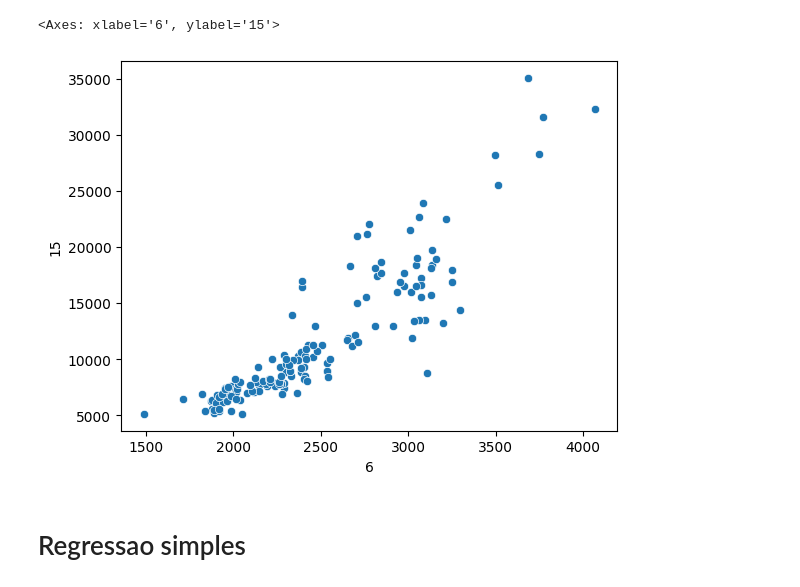
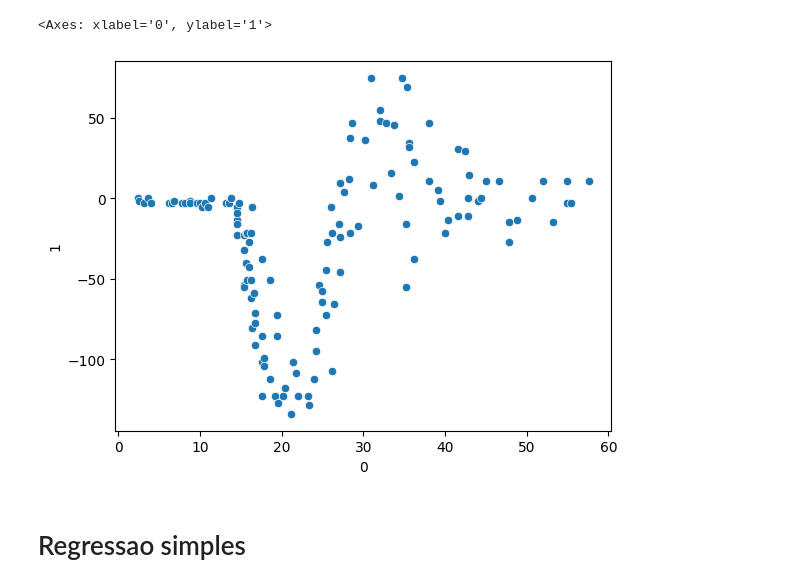
Before and after one commit to jeuslandim/ICA, a Jupyter notebook: regressores/All_regressores.ipynb, the cells around one changed output. Saved outputs shown, nothing was run; the diff lists cells and outputs as text; code cells hidden in the pictures.

```diff
--- a/regressores/All_regressores.ipynb
+++ b/regressores/All_regressores.ipynb
@@ -12,10 +12,16 @@ from sklearn.linear_model import LinearRegression
 # %%
 #carregar arquivo.csv
 
-#arquivo_path = 'seno_data.csv'
+arquivo_path = 'mcycle_data.csv'
+arquivo_result = 'result_mcycle.txt'
 
-arquivo_path = 'autoprice_data.csv' # Hipotese, a coluna 15 depende da coluna 6 e da coluna 7.
+#arquivo_path = 'linear_data.csv'
+#arquivo_result = 'result_linear.txt'
+
+#arquivo_path = 'autoprice_data.csv' # Hipotese, a coluna 15 depende da coluna 6 e da coluna 7.
                                     # O grafico de dispersao demonstrou uma tendencia linear positiva
+#arquivo_result = 'result_autoprice.txt'
+
 
 data = pd.read_csv(arquivo_path, header=None)
 
@@ -87,9 +67,9 @@ sns.heatmap(data.corr('spearman'), annot = True, cmap= "RdYlGn")
 # %%
 #plotar o grafico de dispersao
-sns.scatterplot(data=data, x=data[0], y=data[-1], palette='Set2')
+sns.scatterplot(data=data, x=data[0], y=data[1])
 # %% [output]
-<Axes: xlabel='6', ylabel='15'>
+<Axes: xlabel='0', ylabel='1'>
-[figure, old version]
+[figure, new version]
 # %% [markdown]
 # Regressao simples
 # %%
```
Also changed, not shown: parts of 17 cells of this notebook.
